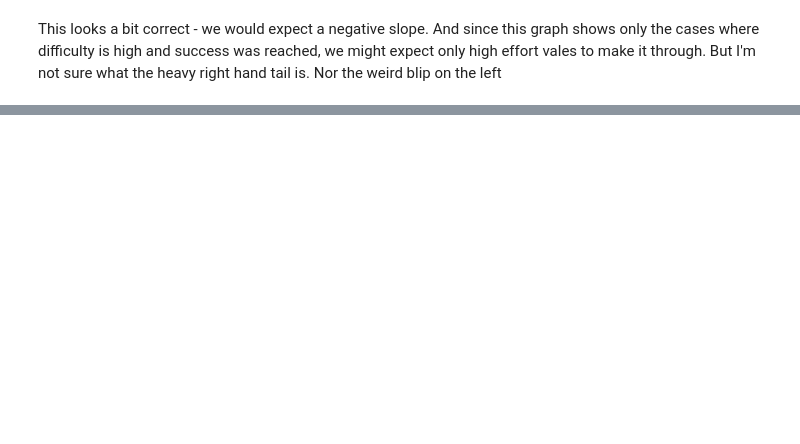
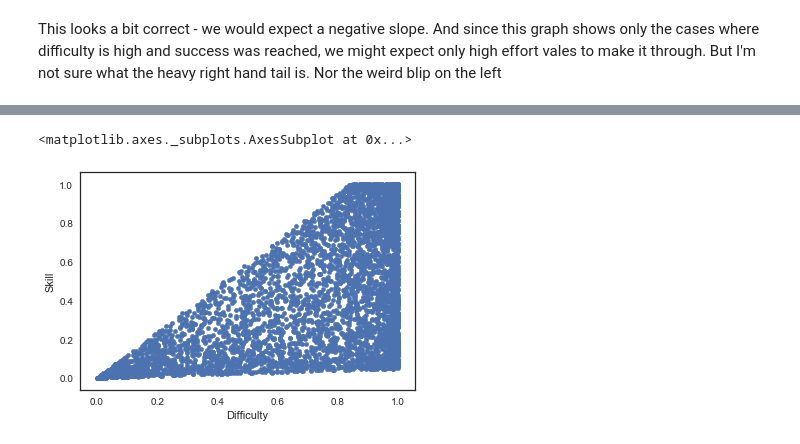
Before and after one commit to jlnrd/Effort, a Jupyter notebook: Effort_optimization_Inferring_Comp.ipynb, the cells around one changed output, grey strips where cells are left out. Saved outputs shown, nothing was run; the diff lists cells and outputs as text; code cells hidden in the pictures; blank space fills up the shorter version.

```diff
--- a/Effort_optimization_Inferring_Comp.ipynb
+++ b/Effort_optimization_Inferring_Comp.ipynb
@@ -393,0 +430,6 @@ This looks a bit correct - we would expect a negative slope. And since this grap
+# %%
+skill_high_e  , diff_high_e= run_model_highEff(cost = .1, A = 2, B = 9, u_skill = .5, tao_skill = 1,  n_samples=10000) #play with parameters
+# %%
+e = {'Skill':  skill_high_e, 'Difficulty':diff_high_e}
+eff_df = pd.DataFrame(data=e)
+eff_df.head()
@@ -393,0 +443,5 @@ This looks a bit correct - we would expect a negative slope. And since this grap
+# %%
+eff_df.plot.scatter('Difficulty','Skill')
+# %% [output]
+<matplotlib.axes._subplots.AxesSubplot at 0x...>
+[figure, added]
```
Also changed, not shown: parts of 19 cells of this notebook.
